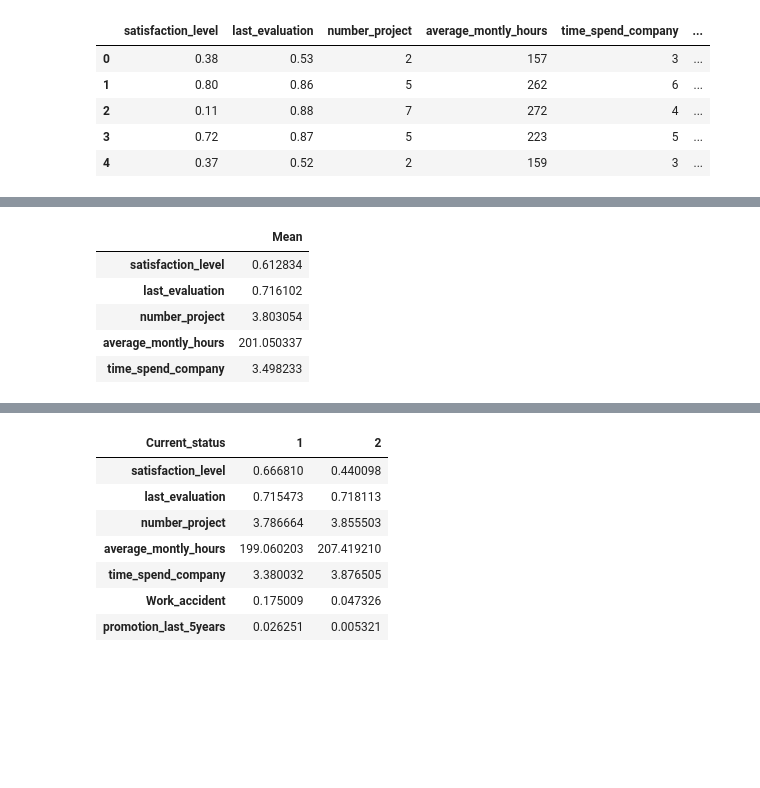
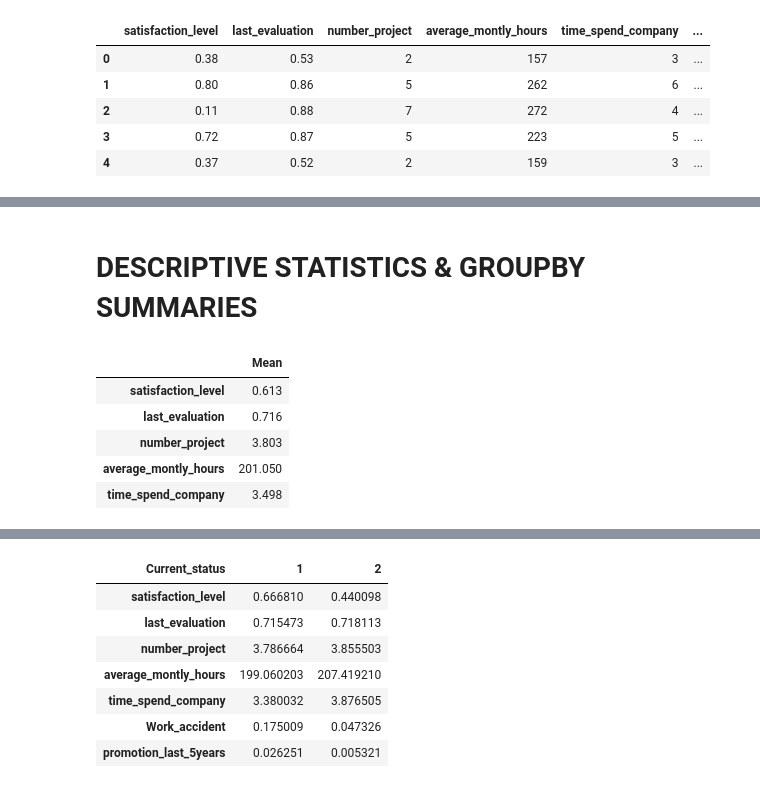
Before and after one commit to shanCH3n/Project1-DAbootcamp-Grp2, a Jupyter notebook: 01_Data/HRcomma_clean.ipynb, the cells around one changed output, grey strips where cells are left out. Saved outputs shown, nothing was run; the diff lists cells and outputs as text; code cells hidden in the pictures; blank space fills up the shorter version.

```diff
--- a/01_Data/HRcomma_clean.ipynb
+++ b/01_Data/HRcomma_clean.ipynb
@@ -107,25 +120,27 @@ df_HR.head()
+# %% [markdown]
+# DESCRIPTIVE STATISTICS & GROUPBY SUMMARIES
 # %%
 # Descriptive Statistics for entire dataset
 ## satisfaction_level: 0-1
 ## last_evaluation: 0-1
 ## number_project: up to 7
 ## time_spend_company: up to 10
 
 HR_sumStats = pd.DataFrame(df_HR[["satisfaction_level",
                                   "last_evaluation",
                                   "number_project",
                                   "average_montly_hours",
-                                  "time_spend_company"]].mean())
+                                  "time_spend_company"]].mean().round(3))
 
 HR_sumStats.rename(columns={0:'Mean'}, inplace = True)
 HR_sumStats
 # %% [output]
 |  | Mean |
-| satisfaction_level | 0.612834 |
-| last_evaluation | 0.716102 |
-| number_project | 3.803054 |
-| average_montly_hours | 201.050337 |
-| time_spend_company | 3.498233 |
+| satisfaction_level | 0.613 |
+| last_evaluation | 0.716 |
+| number_project | 3.803 |
+| average_montly_hours | 201.050 |
+| time_spend_company | 3.498 |
 # %%
 # Descriptive Statistics by Stayers vs Leavers
 ## values_count() for Work_accident, promotion_last_5years, Departments
```
Also changed, not shown: parts of 11 cells of this notebook.
